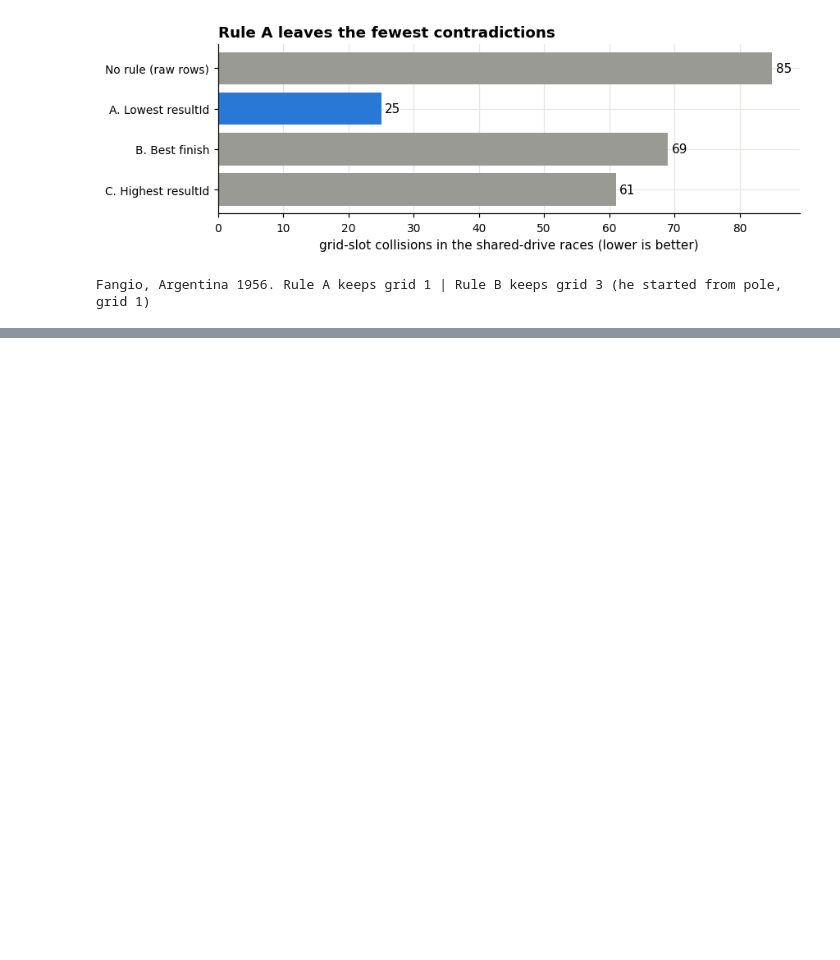
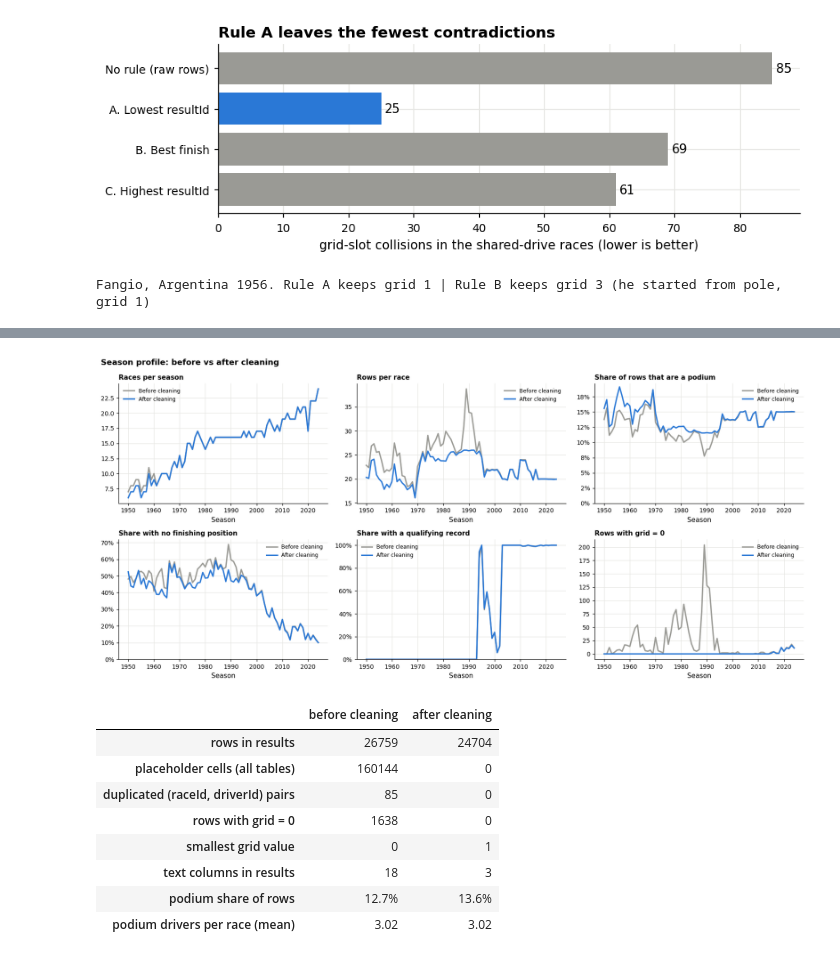
Before and after one commit to adhamshaheen/f1-podium-prediction, a Jupyter notebook: notebooke15c4f85e0.ipynb, the cells around one changed output, grey strips where cells are left out. Drawn from its saved outputs; the diff is of its cells as text; code cells hidden in the pictures; blank space fills up the shorter version.

```diff
--- a/notebooke15c4f85e0.ipynb
+++ b/notebooke15c4f85e0.ipynb
@@ -457,7 +457,12 @@ def season_profile(results, qualifying):
     """One row per season with the numbers we want to track. Used before AND after cleaning."""
     r = results.copy()
     r['is_podium'] = r['positionOrder'].astype(float) <= 3
-    r['classified'] = r['positionText'].astype(str).str.isdigit()        # has an official finishing position
+    # Use the aggregated driver-level classification if available (see section 2.5).
+    # Otherwise, derive classification from each raw result row.
+    if 'classified' not in r.columns:
+        r['classified'] = r['positionText'].astype(str).str.isdigit()
+    else:
+        r['classified'] = r['classified'].astype(bool)
     r['grid0'] = r['grid'].astype(float) == 0
     # does this (race, driver) pair have a row in the qualifying table?
     q_keys = set(zip(qualifying['raceId'].astype(int), qualifying['driverId'].astype(int)))
@@ -913,0 +982,72 @@ This keeps the features strictly pre-race and the label equal to the official re
+# %%
+# --- (b) The same season profile as in 1.7, before vs after ---
+# season_profile expects the raw column names, so we pass the cleaned values under those names
+profile_after = season_profile(results_clean.assign(positionOrder=results_clean['best_order'],
+                                                    grid=results_clean['grid'].fillna(0)), clean['qualifying'])
+# Same six measurements used in Section 1.7
+panels = [
+    ('races', 'Races per season', 'count'),
+    ('rows_per_race', 'Rows per race', 'count'),
+    ('podium_share', 'Share of rows that are a podium', 'share'),
+    ('not_classified_share', 'Share with no finishing position', 'share'),
+    ('quali_coverage', 'Share with a qualifying record', 'share'),
+    ('grid0_rows', 'Rows with grid = 0', 'count')
+]
+
+fig, axes = plt.subplots(2, 3, figsize=(15, 7))
+
+for ax, (col, title, unit) in zip(axes.ravel(), panels):
+    # Before cleaning
+    ax.plot(profile_before.index, profile_before[col], color=GREY, lw=2, label='Before cleaning')
+
+    # After cleaning
+    ax.plot(profile_after.index, profile_after[col], color=BLUE, lw=2, label='After cleaning')
+
+    ax.set_title(title, fontsize=10)
+    ax.set_xlabel('Season')
+
+    if unit == 'share':
+        ax.yaxis.set_major_formatter(plt.FuncFormatter(lambda v, _: f'{v:.0%}'))
+        ax.set_ylim(bottom=0)
+
+    ax.legend(fontsize=8)
+
+fig.suptitle('Season profile: before vs after cleaning', x=0.01, ha='left', weight='bold')
+
+plt.tight_layout()
+finish(fig, '11_season_profile_before_after')
+
+# --- (c) A compact before / after table ---
+before_after = pd.DataFrame({
+    'before cleaning': {
+        'rows in results': len(raw['results']),
+        'placeholder cells (all tables)': placeholders_before,
+        'duplicated (raceId, driverId) pairs': n_groups,
+        'rows with grid = 0': int((raw['results']['grid'] == '0').sum()),
+        'smallest grid value': int(raw['results']['grid'].min()),
+        'text columns in results': int((dtypes_before['results'] != 'int64').sum()),
+        'podium share of rows': pct((raw['results']['positionOrder'].astype(int) <= 3).mean()),
+        'podium drivers per race (mean)': round((raw['results']['positionOrder'].astype(int) <= 3).sum() / raw['results']['raceId'].nunique(), 2),
+    },
+    'after cleaning': {
+        'rows in results': len(results_clean),
+        'placeholder cells (all tables)': placeholders_left,
+        'duplicated (raceId, driverId) pairs': int(results_clean.duplicated(['raceId', 'driverId']).sum()),
+        'rows with grid = 0': int((results_clean['grid'] == '0').sum()),
+        'smallest grid value': int(results_clean['grid'].min()),
+        'text columns in results': int(sum(not pd.api.types.is_numeric_dtype(clean['results'][c]) for c in raw['results'].columns)),
+        'podium share of rows': pct(results_clean['podium'].mean()),
+        'podium drivers per race (mean)': round(results_clean['podium'].sum() / results_clean['raceId'].nunique(), 2),
+    }})
+display(before_after)
+# %% [output]
+[figure, added]
+|  | before cleaning | after cleaning |
+| rows in results | 26759 | 24704 |
+| placeholder cells (all tables) | 160144 | 0 |
+| duplicated (raceId, driverId) pairs | 85 | 0 |
+| rows with grid = 0 | 1638 | 0 |
+| smallest grid value | 0 | 1 |
+| text columns in results | 18 | 3 |
+| podium share of rows | 12.7% | 13.6% |
+| podium drivers per race (mean) | 3.02 | 3.02 |
```
Also changed, not shown: parts of 12 cells of this notebook.
